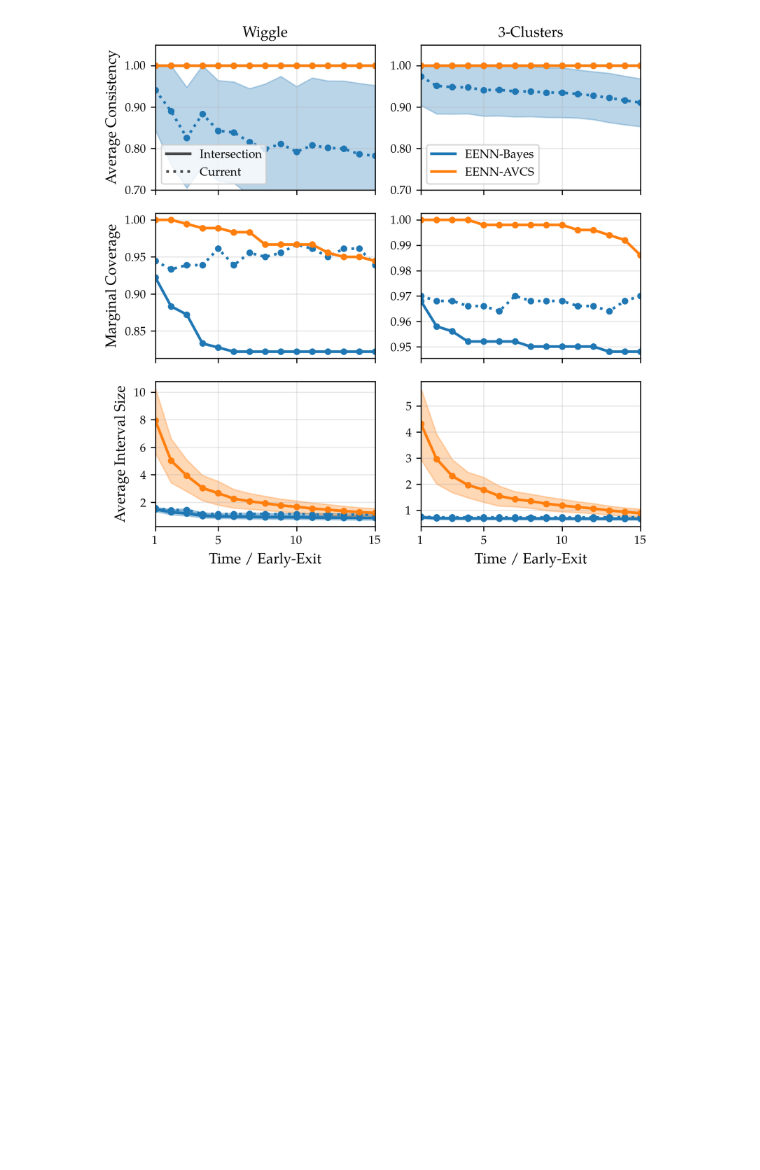
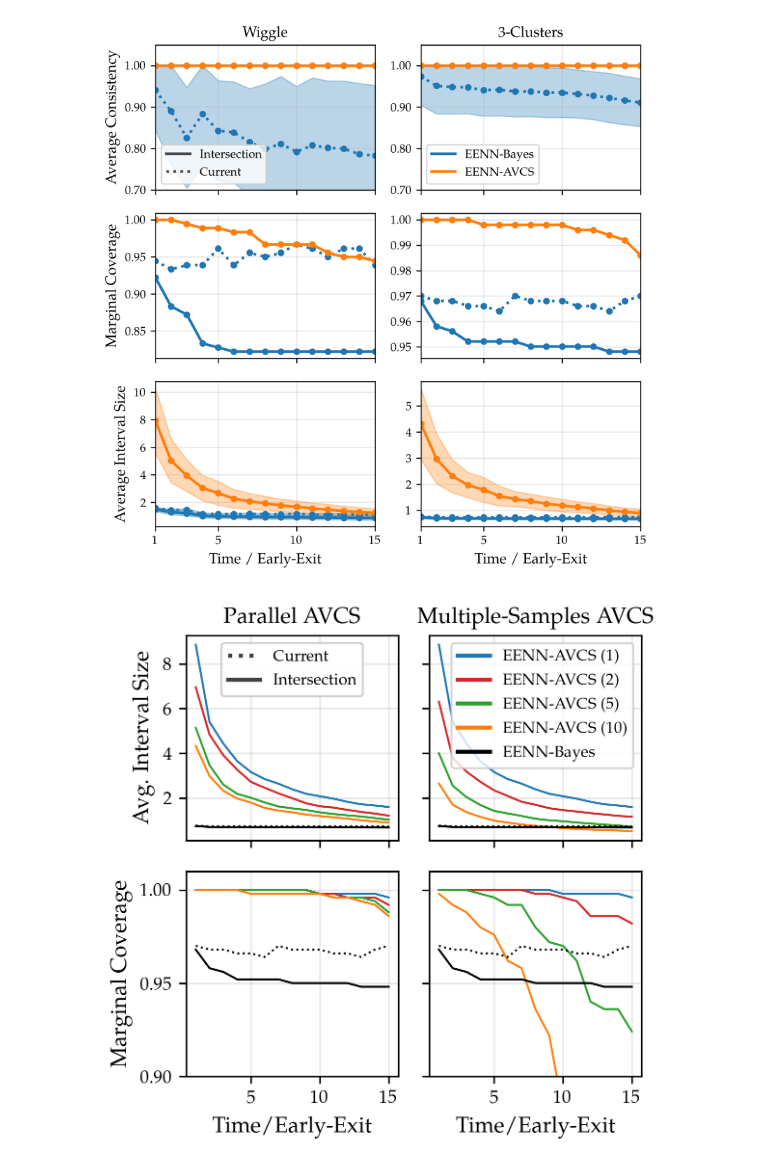
Before and after one commit to metodj/EENN-AVCS, a Jupyter notebook: regression_synthetic.ipynb, the cells around one changed output. Drawn from its saved outputs; the diff is of its cells as text; code cells hidden in the pictures; blank space fills up the shorter version.

```diff
--- a/regression_synthetic.ipynb
+++ b/regression_synthetic.ipynb
@@ -252,0 +275,51 @@ plt.show()
+# %%
+COLOR_DICT = {0: 'tab:blue', 1: 'tab:red', 2: 'tab:green', 3: 'tab:orange', 4: 'tab:purple', 5: 'tab:brown'}
+# %%
+fig, ax = plt.subplots(2, 2, figsize=(4, 4), sharex=True, sharey='row')
+t_arr = [x for x in range(1, DEPTH + 1)]
+
+for j, C_AVCS in enumerate([C_AVCS_PAR, C_AVCS_MUL]):
+    for i, S in enumerate(S_ARR):
+        ax[0, j].plot(t_arr, np.mean([np.array([C_x[d][1] - C_x[d][0] for C_x in C_AVCS[S]]) for d in range(1, DEPTH + 1)], axis=1),
+                      label=f'AVCS ({S})', color=COLOR_DICT[i], linestyle='-')
+        ax[1, j].plot(t_arr, marginal_coverage(y_test, C_AVCS[S])[1:], label=f'AVCS ({S})', color=COLOR_DICT[i], linestyle='-')
+
+    ax[0, j].plot(t_arr, np.mean([np.array([C_x[d][1] - C_x[d][0] for C_x in c_bayes]) for d in range(1, DEPTH + 1)], axis=1),
+                    label=f'BAYES current', color='black', linestyle='dotted')
+    ax[0, j].plot(t_arr, np.mean([np.array([C_x[d][1] - C_x[d][0] for C_x in c_bayes_intersect]) for d in range(1, DEPTH + 1)], axis=1),
+                    label=f'BAYES intersection', color='black', linestyle='-')
+    ax[1, j].plot(t_arr, marginal_coverage(y_test, c_bayes)[1:], label=f'BAYES current', color='black', linestyle='dotted')
+    ax[1, j].plot(t_arr, marginal_coverage(y_test, c_bayes_intersect)[1:], label=f'BAYES intersection', color='black', linestyle='-')
+
+    ax[1, j].set_xlabel('Time/Early-Exit')
+
+ax[0, 0].set_ylabel('Avg. Interval Size')
+ax[1, 0].set_ylabel('Marginal Coverage')
+ax[0, 0].set_title('Parallel AVCS')
+ax[0, 1].set_title('Multiple-Samples AVCS')
+
+# ax[1, 0].set_ylim([0.8, 1.01])
+# ax[1, 0].set_yticks([0.8, 0.85, 0.9, 0.95, 1.])
+ax[1, 0].set_ylim([0.9, 1.01])
+ax[1, 0].set_yticks([0.9, 0.95, 1.])
+
+lines1 = [
+    Line2D([0], [0], color='black', lw=2, linestyle='dotted', alpha=0.7),
+    Line2D([0], [0], color='black', lw=2, linestyle='-', alpha=0.7),
+]
+labels1 = [
+    "Current",
+    "Intersection"
+]
+
+lines2 = [Line2D([0], [0], color=color, lw=2, linestyle='-') for color in COLOR_DICT.values()][:len(S_ARR)] + [Line2D([0], [0], color='black', lw=2, linestyle='-')]
+labels2 = [f"EENN-AVCS ({S})" for S in S_ARR] + ["EENN-Bayes"]
+
+legend1 = ax[0, 0].legend(lines1, labels1, loc='upper center', fontsize=8)
+ax[0, 0].add_artist(legend1)
+legend2 = ax[0, 1].legend(lines2, labels2, loc='upper right', fontsize=8)
+
+plt.tight_layout()
+plt.show()
+# %% [output]
+[figure, added]
```
Also changed, not shown: parts of 2 cells of this notebook, 2 other files.
